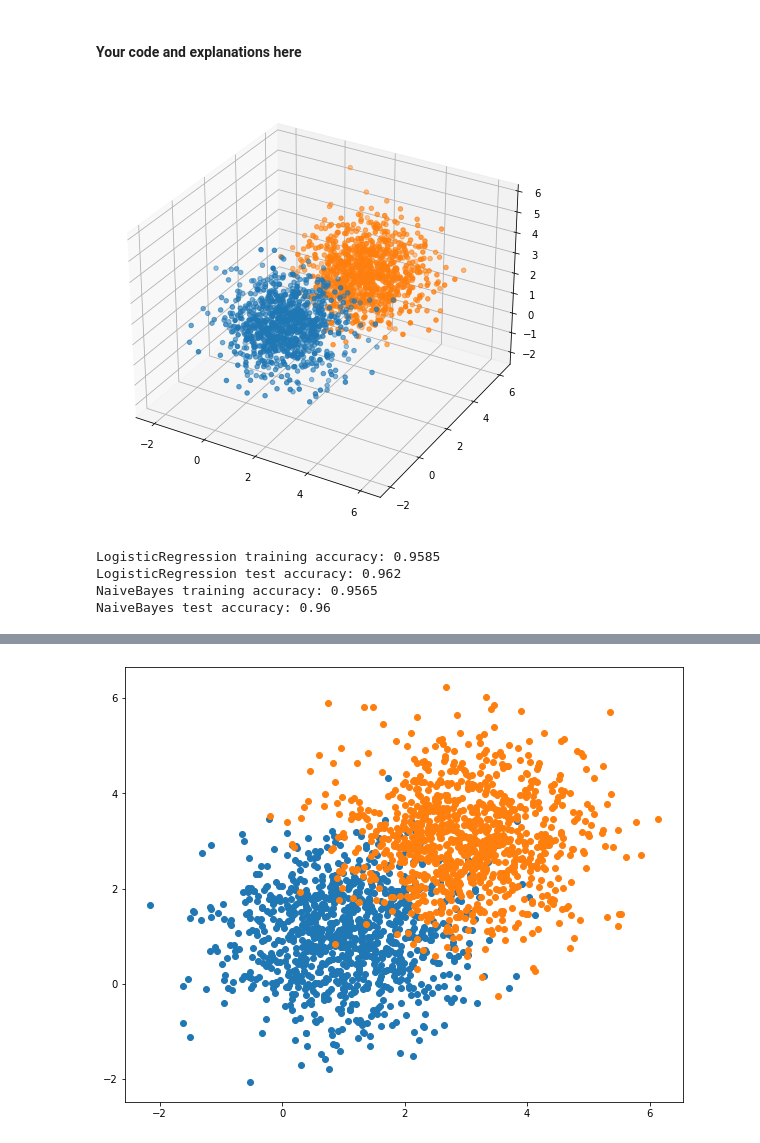
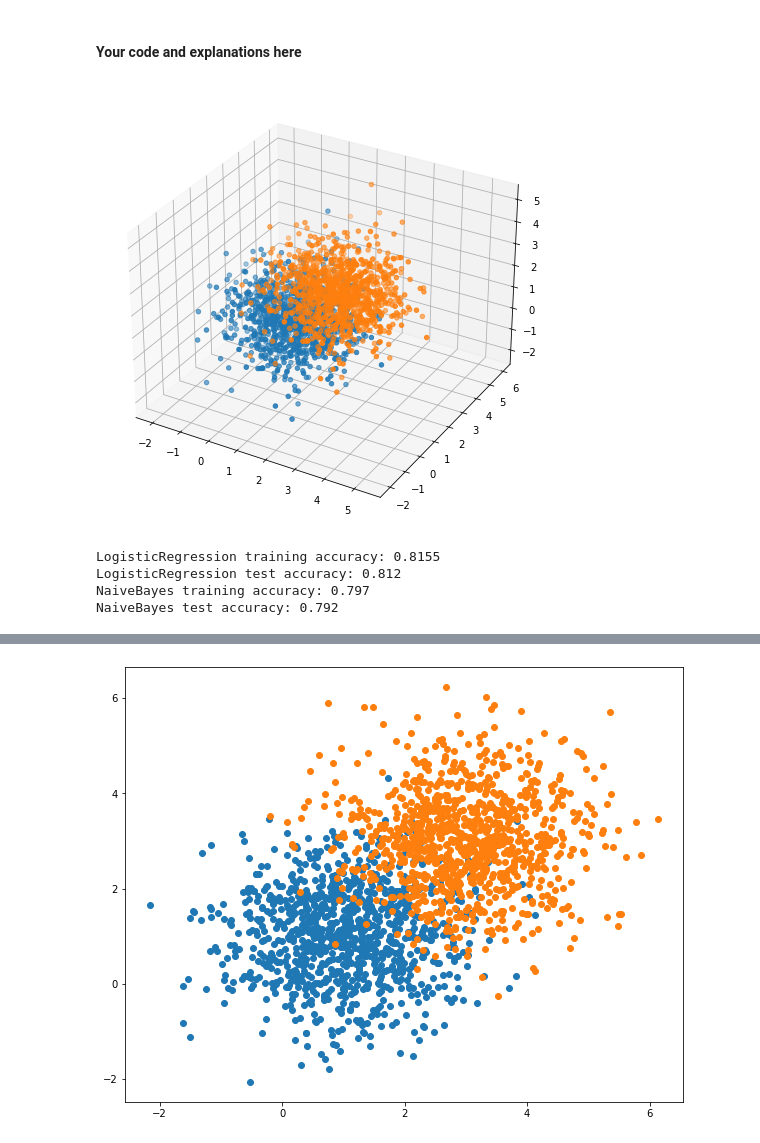
Before and after one commit to BDR2939/ML-from-Data, a Jupyter notebook: HW4/hw4_319238119_207576463.ipynb, the cells around one changed output, grey strips where cells are left out. Cells and saved outputs as stored; diff of their text form; code cells hidden in the pictures.

```diff
--- a/HW4/hw4_319238119_207576463.ipynb
+++ b/HW4/hw4_319238119_207576463.ipynb
@@ -709,16 +712,19 @@ def multivariate_normal_samples(dimension, mean_value, samples):
 # %%
-G1, G2 = multivariate_normal_samples(dimension=3, mean_value=1, samples=1000), multivariate_normal_samples(dimension=3, mean_value=3, samples=1000)
+dimension = 3
+G1_mean_value, G2_mean_value = 1, 2
+training_samples, test_samples = 1000, 250
+G1, G2 = multivariate_normal_samples(dimension, G1_mean_value, training_samples), multivariate_normal_samples(dimension, G2_mean_value, training_samples)
 
 fig, ax = plt.subplots(subplot_kw={"projection": "3d"})
 ax.scatter(G1[:,0], G1[:,1], G1[:,2])
 ax.scatter(G2[:,0], G2[:,1], G2[:,2])
 plt.show()
 # %% [output]
-[figure, old version]
+[figure, new version]
 # %%
 training_set = np.concatenate((np.c_[G1, np.zeros(G1.shape[0])], np.c_[G2, np.ones(G2.shape[0])]))
 
-G1_test, G2_test = multivariate_normal_samples(dimension=3, mean_value=1, samples=250), multivariate_normal_samples(dimension=3, mean_value=3, samples=250)
+G1_test, G2_test = multivariate_normal_samples(dimension, G1_mean_value, test_samples), multivariate_normal_samples(dimension, G2_mean_value, test_samples)
 test_set = np.concatenate((np.c_[G1_test, np.zeros(G1_test.shape[0])], np.c_[G2_test, np.ones(G2_test.shape[0])]))
 
 lr_model = LogisticRegressionGD(eta=best_eta, eps=best_eps)
@@ -729,7 +735,7 @@ y_predicted_lr_model_test = lr_model.predict(test_set[:,0:3])
 print(f'LogisticRegression training accuracy: {calc_accuracy(y_predicted_lr_model_training, training_set[:,3])}')
 print(f'LogisticRegression test accuracy: {calc_accuracy(y_predicted_lr_model_test, test_set[:,3])}')
 
-nb_model = NaiveBayesGaussian(k=1)
+nb_model = NaiveBayesGaussian(k=2)
 nb_model.fit(X=training_set[:,0:3], y=training_set[:,3])
 y_predicted_nb_model_training = nb_model.predict(training_set[:,0:3])
 y_predicted_nb_model_test = nb_model.predict(test_set[:,0:3])
@@ -737,7 +743,7 @@ y_predicted_nb_model_test = nb_model.predict(test_set[:,0:3])
 print(f'NaiveBayes training accuracy: {calc_accuracy(y_predicted_nb_model_training, training_set[:,3])}')
 print(f'NaiveBayes test accuracy: {calc_accuracy(y_predicted_nb_model_test, test_set[:,3])}')
 # %% [output]
-LogisticRegression training accuracy: 0.9585
-LogisticRegression test accuracy: 0.962
-NaiveBayes training accuracy: 0.9565
-NaiveBayes test accuracy: 0.96
+LogisticRegression training accuracy: 0.8155
+LogisticRegression test accuracy: 0.812
+NaiveBayes training accuracy: 0.797
+NaiveBayes test accuracy: 0.792
```
Also changed, not shown: parts of 10 cells of this notebook.
